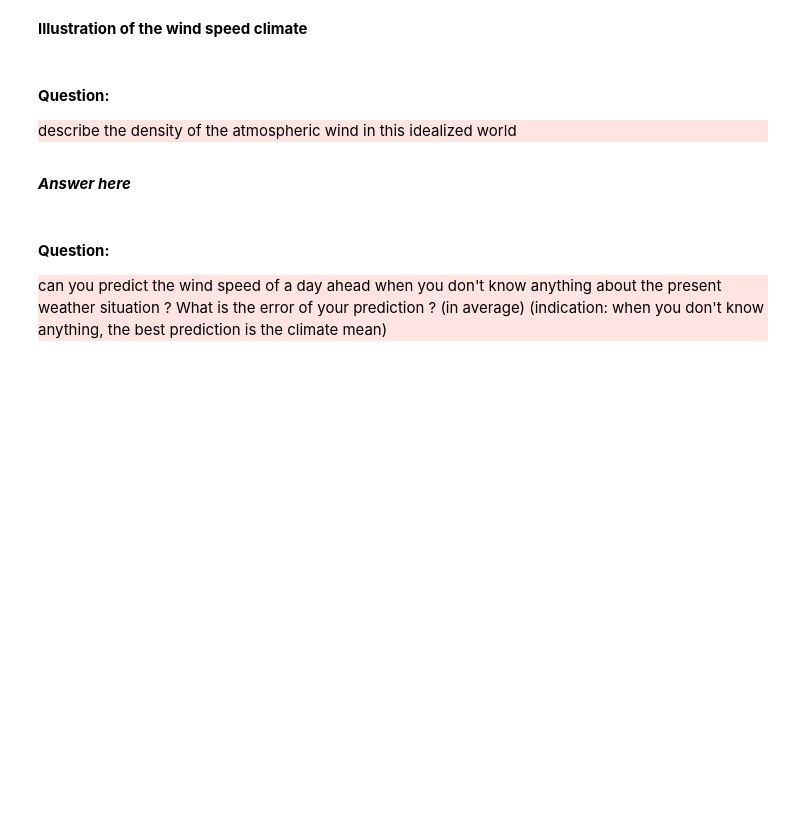
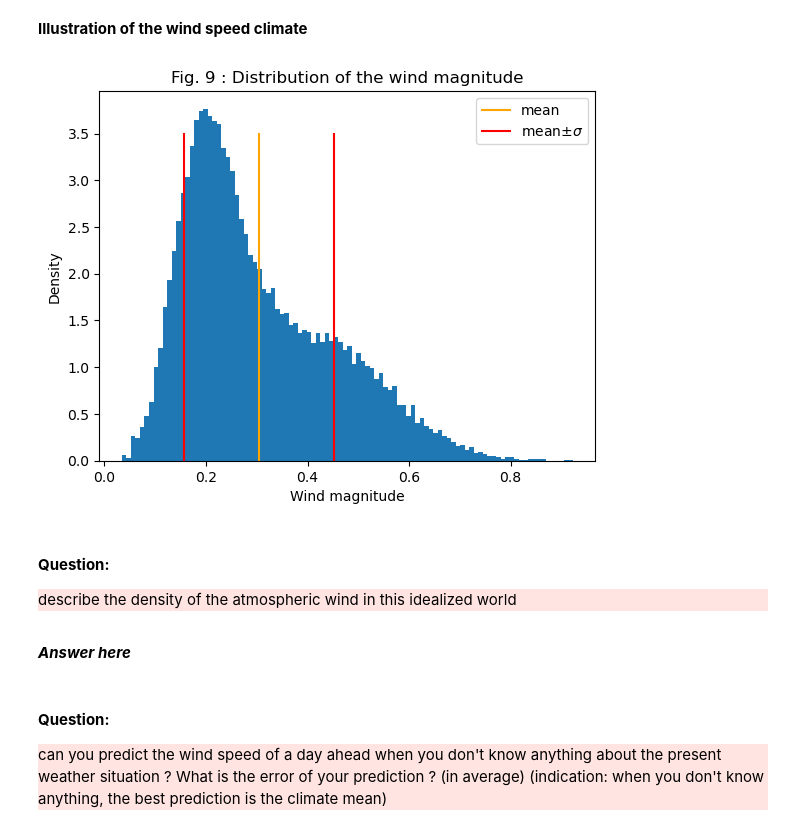
Before and after one commit to opannekoucke/eco-value-weather-forecast, a Jupyter notebook: study_optimization-wind-power-prediction.ipynb, the cells around one changed output. Drawn from its saved outputs; the diff is of its cells as text; code cells hidden in the pictures; blank space fills up the shorter version.

```diff
--- a/study_optimization-wind-power-prediction.ipynb
+++ b/study_optimization-wind-power-prediction.ipynb
@@ -204,9 +240,15 @@ print('Maximum of observed wind: ', wind_climate.max())
 **Illustration of the wind speed climate**
 # %%
 plt.hist(wind_climate,100, density=True);
+plt.plot(2*[wind_climate_mean],[0,3.5],color='orange', label='mean')
+plt.plot(2*[wind_climate_mean+wind_climate_std],[0,3.5],'r', label='mean$\pm \sigma$')
+plt.plot(2*[wind_climate_mean-wind_climate_std],[0,3.5],'r')
 plt.xlabel("Wind magnitude")
 plt.ylabel("Density")
+plt.legend()
 plt.title(Fignum()+"Distribution of the wind magnitude");
+# %% [output]
+[figure, added]
 # %% [markdown]
 <div style="margin:0 50px 0 50px">
 <h4><b>Question: </b></h4>
```
Also changed, not shown: parts of 44 cells of this notebook, 5 other files.
